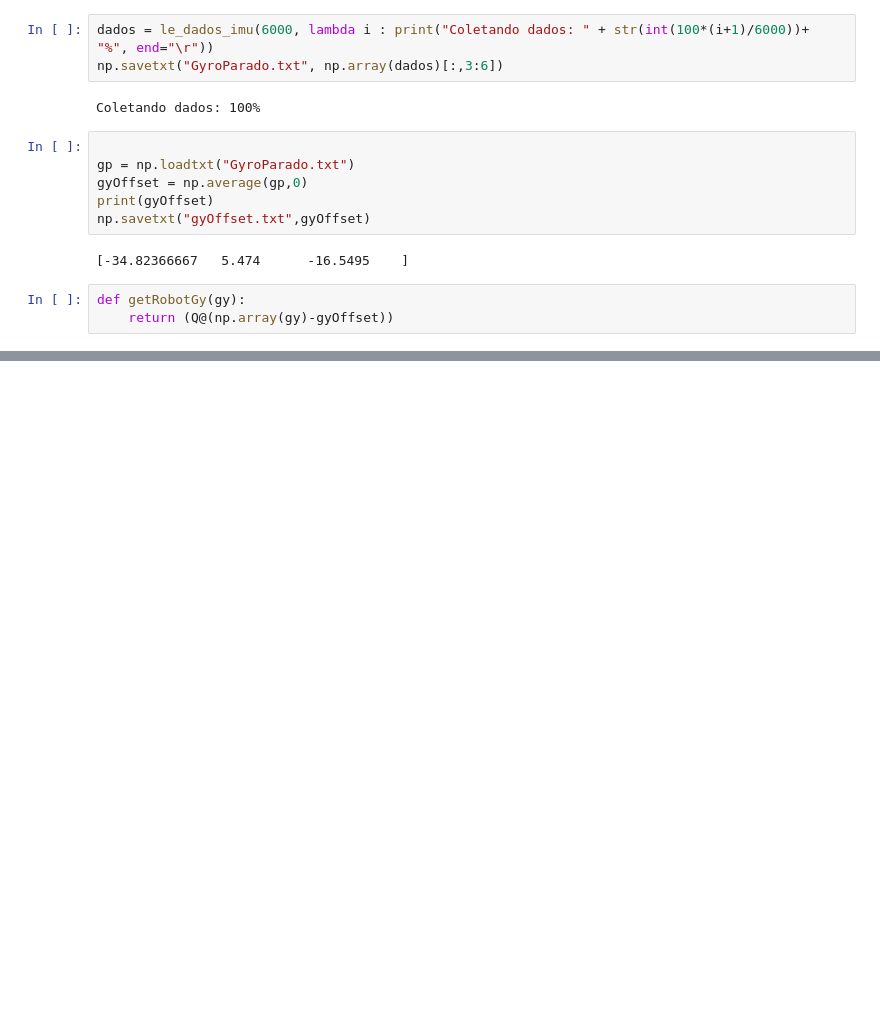
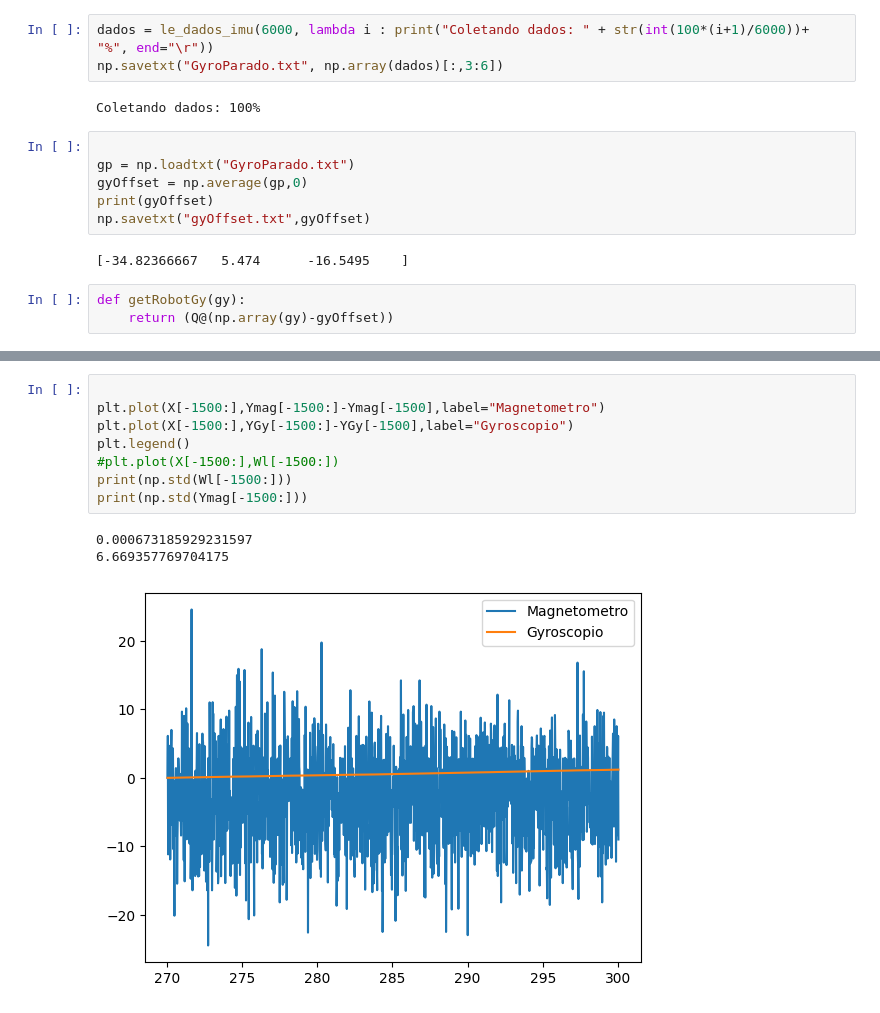
Before and after one commit to alanhpereira/pmr3502imu, a Jupyter notebook: gyro.ipynb, the cells around one changed output, grey strips where cells are left out. Cells and saved outputs as stored; diff of their text form; blank space fills up the shorter version.

```diff
--- a/gyro.ipynb
+++ b/gyro.ipynb
@@ -85,0 +103,12 @@ plt.show()
+# %%
+
+plt.plot(X[-1500:],Ymag[-1500:]-Ymag[-1500],label="Magnetometro")
+plt.plot(X[-1500:],YGy[-1500:]-YGy[-1500],label="Gyroscopio")
+plt.legend()
+#plt.plot(X[-1500:],Wl[-1500:])
+print(np.std(Wl[-1500:]))
+print(np.std(Ymag[-1500:]))
+# %% [output]
+0.000673185929231597
+6.669357769704175
+[figure, added]
```
Also changed, not shown: parts of 4 cells of this notebook, 12 other files.
